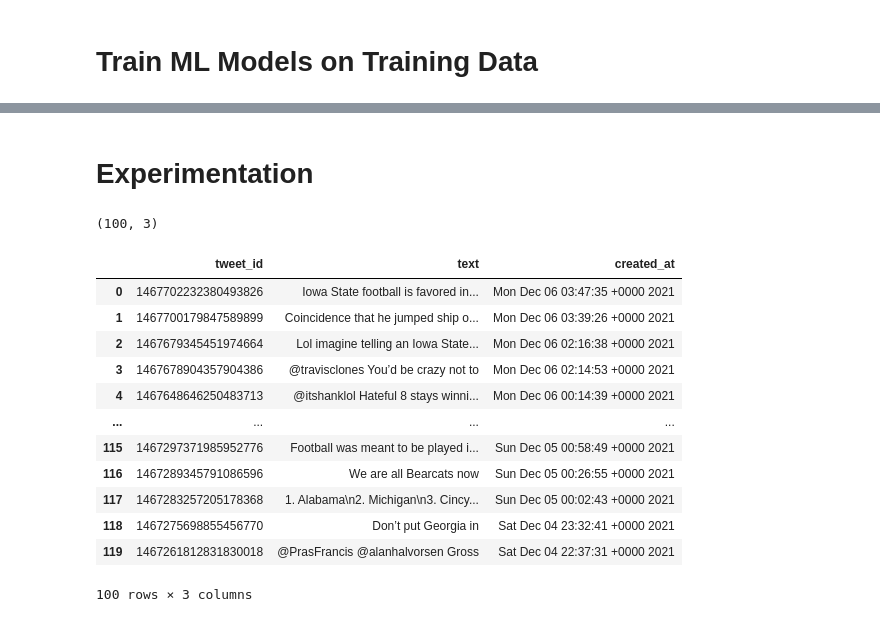
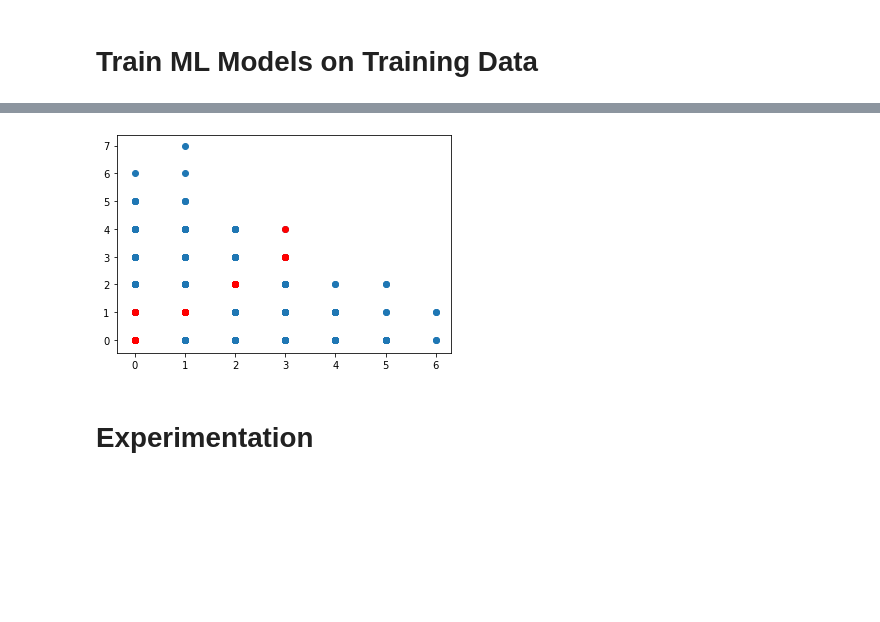
Before and after one commit to ryanherren/Tweet-Sentiment-Model, a Jupyter notebook: DS301_Notebook.ipynb, the cells around one changed output, grey strips where cells are left out. Cells and saved outputs as stored; diff of their text form; code cells hidden in the pictures; blank space fills up the shorter version.

```diff
--- a/DS301_Notebook.ipynb
+++ b/DS301_Notebook.ipynb
@@ -331,0 +388,7 @@ training_data_emojis
+# %%
+svm_X = training_data[['pos_total', 'neg_total']].to_numpy()
+# svm_X = training_data[['pos_words', 'neg_words', 'num_positive_emojis', 'num_negative_emojis']].to_numpy()
+svm_y = training_data[['sentiment']].to_numpy()
+# %%
+x_train, x_test, y_train, y_test = train_test_split(svm_X, svm_y)
+model = SVC(kernel= 'linear').fit(x_train, y_train)
@@ -332,27 +400,28 @@ training_data_emojis
+# %%
+import matplotlib.pyplot as plt
+support_vectors = model.support_vectors_
+
+b = model.intercept_[0]
+w1, w2 = model.coef_.T
+c= -b/w2
+m = -w1/w2
+xmin, xmax = 0, 10.0
+ymin, ymax = 0, 10.0
+xd = np.array([xmin, xmax])
+yd = m*xd + c
+# plt.plot(xd, yd, 'k', lw=1, ls='--')
+# plt.fill_between(xd, yd, ymin, color = 'tab:red', alpha = .2)
+# plt.fill_between(xd, yd, ymax, color='tab:green', alpha = .2)
+
+plt.scatter(x_train[:,0], x_train[:,1])
+plt.scatter(support_vectors[:,0], support_vectors[:,1], color = 'red')
+plt.show()
+# %% [output]
+[figure, added]
 # %% [markdown]
 # Experimentation
 # %%
 user_tweets = get_tweets_by_user('CycloneLarry69', 109)
-# %%
-user_tweets.shape
-# %% [output]
-(100, 3)
-# %%
-user_tweets
-# %% [output]
-|  | tweet_id | text | created_at |
-| 0 | 1467702232380493826 | Iowa State football is favored in... | Mon Dec 06 03:47:35 +0000 2021 |
-| 1 | 1467700179847589899 | Coincidence that he jumped ship o... | Mon Dec 06 03:39:26 +0000 2021 |
-| 2 | 1467679345451974664 | Lol imagine telling an Iowa State... | Mon Dec 06 02:16:38 +0000 2021 |
-| 3 | 1467678904357904386 | @travisclones You’d be crazy not to | Mon Dec 06 02:14:53 +0000 2021 |
-| 4 | 1467648646250483713 | @itshanklol Hateful 8 stays winni... | Mon Dec 06 00:14:39 +0000 2021 |
-| ... | ... | ... | ... |
-| 115 | 1467297371985952776 | Football was meant to be played i... | Sun Dec 05 00:58:49 +0000 2021 |
-| 116 | 1467289345791086596 | We are all Bearcats now | Sun Dec 05 00:26:55 +0000 2021 |
-| 117 | 1467283257205178368 | 1. Alabama\n2. Michigan\n3. Cincy... | Sun Dec 05 00:02:43 +0000 2021 |
-| 118 | 1467275698855456770 | Don’t put Georgia in | Sat Dec 04 23:32:41 +0000 2021 |
-| 119 | 1467261812831830018 | @PrasFrancis @alanhalvorsen Gross | Sat Dec 04 22:37:31 +0000 2021 |
-100 rows × 3 columns
 # %%
 user_tweets['tokenized'] = user_tweets['text'].apply(lambda x: tokenize(x))
 user_tweets['pos_words'] = user_tweets['tokenized'].apply(lambda x: count_positive(x))
```
Also changed, not shown: parts of 19 cells of this notebook, 1 other file.
